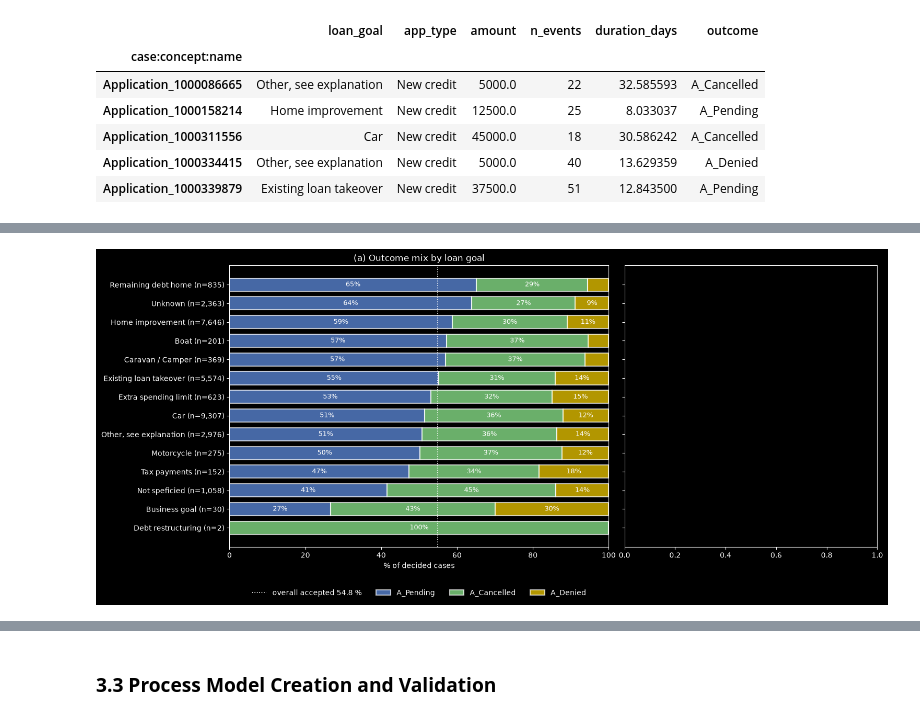
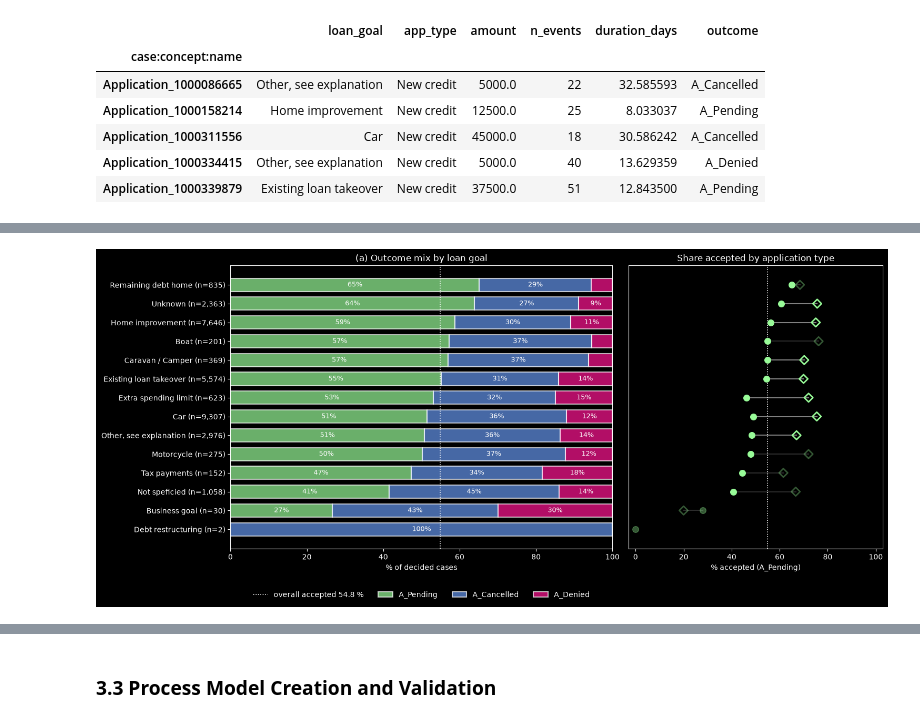
Before and after one commit to M1l3na24/First-Assignment-BPPSO-WS26-27, a Jupyter notebook: assignmentI.ipynb, the cells around one changed output, grey strips where cells are left out. Drawn from its saved outputs; the diff is of its cells as text; code cells hidden in the pictures.

```diff
--- a/assignmentI.ipynb
+++ b/assignmentI.ipynb
@@ -304,10 +554,10 @@ order = ["A_Pending",
          "A_Cancelled",
          "A_Denied",
          "No decision yet"]
-colors = {"A_Pending": "cornflowerblue",
-          "A_Cancelled": "palegreen",
-          "A_Denied": "gold",
-          "No decision yet": "deeppink"}
+colors = {"A_Pending": "palegreen",
+          "A_Cancelled": "cornflowerblue",
+          "A_Denied": "deeppink",
+          "No decision yet": "gold"}
 
 # It is required one duration series per outcome, in a fixed order!
 groups = {o: cases.loc[cases["outcome"] == o, "duration_days"] for o in order}
@@ -477,9 +727,9 @@ outcome = ["A_Pending",
           "A_Cancelled",
           "A_Denied"]
 # Same colors to keep coherence :)
-colors = {"A_Pending": "cornflowerblue",
-          "A_Cancelled": "palegreen",
-          "A_Denied": "gold"}
+colors = {"A_Pending": "palegreen",
+          "A_Cancelled": "cornflowerblue",
+          "A_Denied": "deeppink"}
 
 # For this we must only focus on decided cases
 decided_cases = cases[cases["outcome"].isin(outcome)].copy()
@@ -526,40 +776,66 @@ for o in outcome:
 # Overall calculation
 overall = decided_cases["accepted"].mean() * 100
 ax1.axvline(overall,
             color="white",
             linestyle=":",
             linewidth=1.2,
             label=f"overall accepted {overall:.1f} %")
 ax1.set(xlim=(0, 100),
         xlabel="% of decided cases",
         title="(a) Outcome mix by loan goal")
 ax1.set_yticks(y)
 ax1.set_yticklabels(labels)
 ax1.legend(loc="lower center",
            bbox_to_anchor=(0.5, -0.2),
            ncol=4,
            frameon=False)
 
 # Dumbbel "by application type"
+# For visualization purposes dots based on fewer cases than this are drawn faded
+fade_low = 35
+
 for yi, g in enumerate(tab.index):
+    ### acceptance rates
     nc, lr = tab.loc[g, "accepted_new_credit"], tab.loc[g, "accepted_limit_raise"]
+    ###
+    ## sample sizes
     n_lr = by_app.loc[g, ("size", "Limit raise")]
     n_nc = by_app.loc[g, ("size", "New credit")]
-    show_lr = pd.notna(lr)                            # no Limit raise cases for a goal -> no diamond
+    ##
+    show_lr = pd.notna(lr) # NOTE: No Limit raise cases for a goal => no diamond
     show_nc = pd.notna(nc)
-    a_lr = 1.0 if show_lr and n_lr >= FADE_BELOW else 0.35
-    a_nc = 1.0 if show_nc and n_nc >= FADE_BELOW else 0.35
+    a_lr = 1.0 if show_lr and n_lr >= fade_low else 0.35
+    a_nc = 1.0 if show_nc and n_nc >= fade_low else 0.35
     if show_lr and show_nc:
-        ax2.plot([nc, lr], [yi, yi], color="#8a8a85", linewidth=1.5, alpha=min(a_lr, a_nc), zorder=1)
+        ax2.plot([nc, lr], [yi, yi],
+                 color="grey",
+                 linewidth=1.5,
+                 alpha=min(a_lr, a_nc),
+                 zorder=1)
     if show_lr:
-        ax2.scatter(lr, yi, marker="D", s=70, facecolors="none", edgecolors=COL["A_Pending"],
-                    linewidths=2, alpha=a_lr, zorder=3)
+        ax2.scatter(lr, yi,
+                    marker="D",
+                    s=70,
+                    facecolors="none",
+                    edgecolors=colors["A_Pending"],
+                    linewidths=2,
+                    alpha=a_lr, zorder=3)
     if show_nc:
-        ax2.scatter(nc, yi, marker="o", s=70, color=COL["A_Pending"], alpha=a_nc, zorder=3)
-ax2.axvline(overall, color="white", linestyle=":", linewidth=1.2)
-ax2.set(xlim=(-3, 103), xlabel="% accepted (A_Pending)", title="(b) Share accepted by application type")
+        ax2.scatter(nc, yi,
+                    marker="o",
+                    s=70,
+                    color=colors["A_Pending"],
+                    alpha=a_nc,
+                    zorder=3)
+ax2.axvline(overall,
+            color="white",
+            linestyle=":",
+            linewidth=1.2)
+ax2.set(xlim=(-3, 103),
+        xlabel="% accepted (A_Pending)",
+        title="Share accepted by application type")
 ax2.tick_params(axis="y", left=False)
 
 plt.show()
 # %% [output]
-[figure, old version]
+[figure, new version]
```
Also changed, not shown: parts of 14 cells of this notebook, 1 other file.
